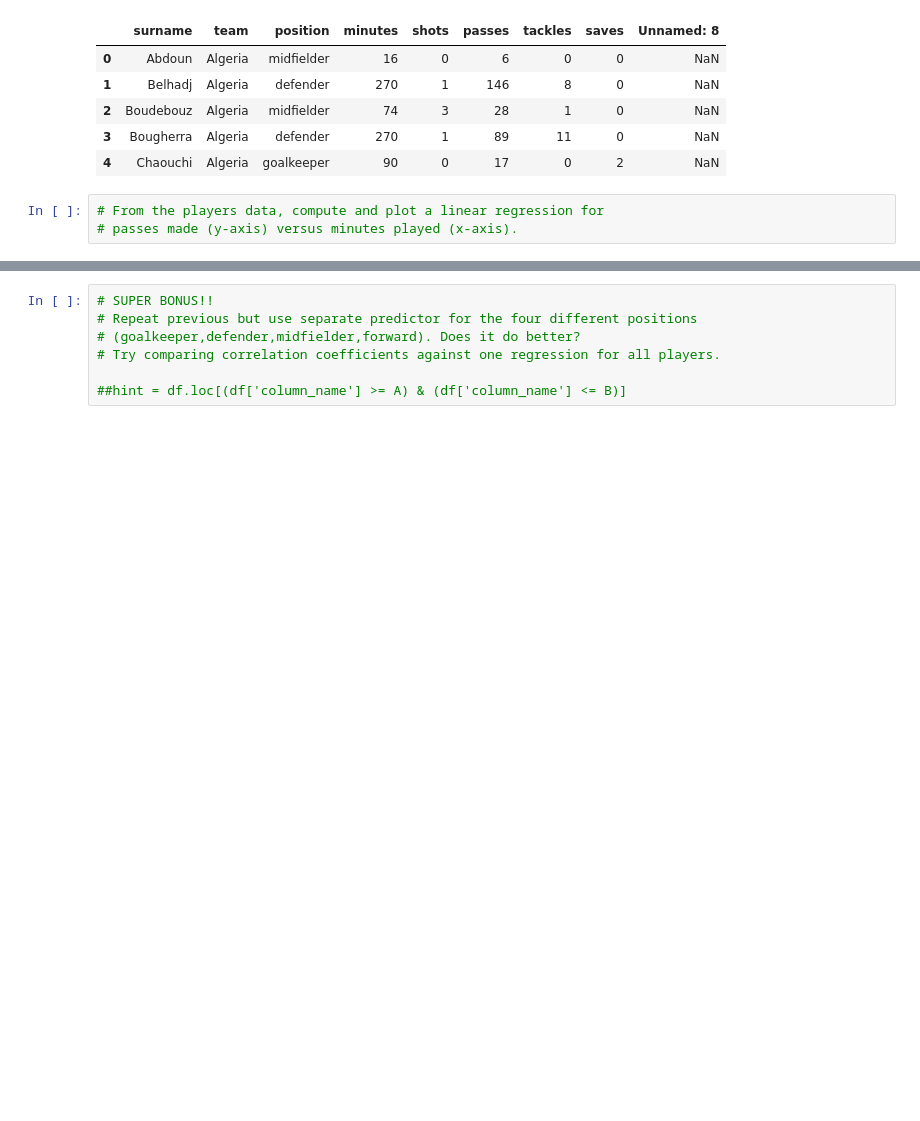
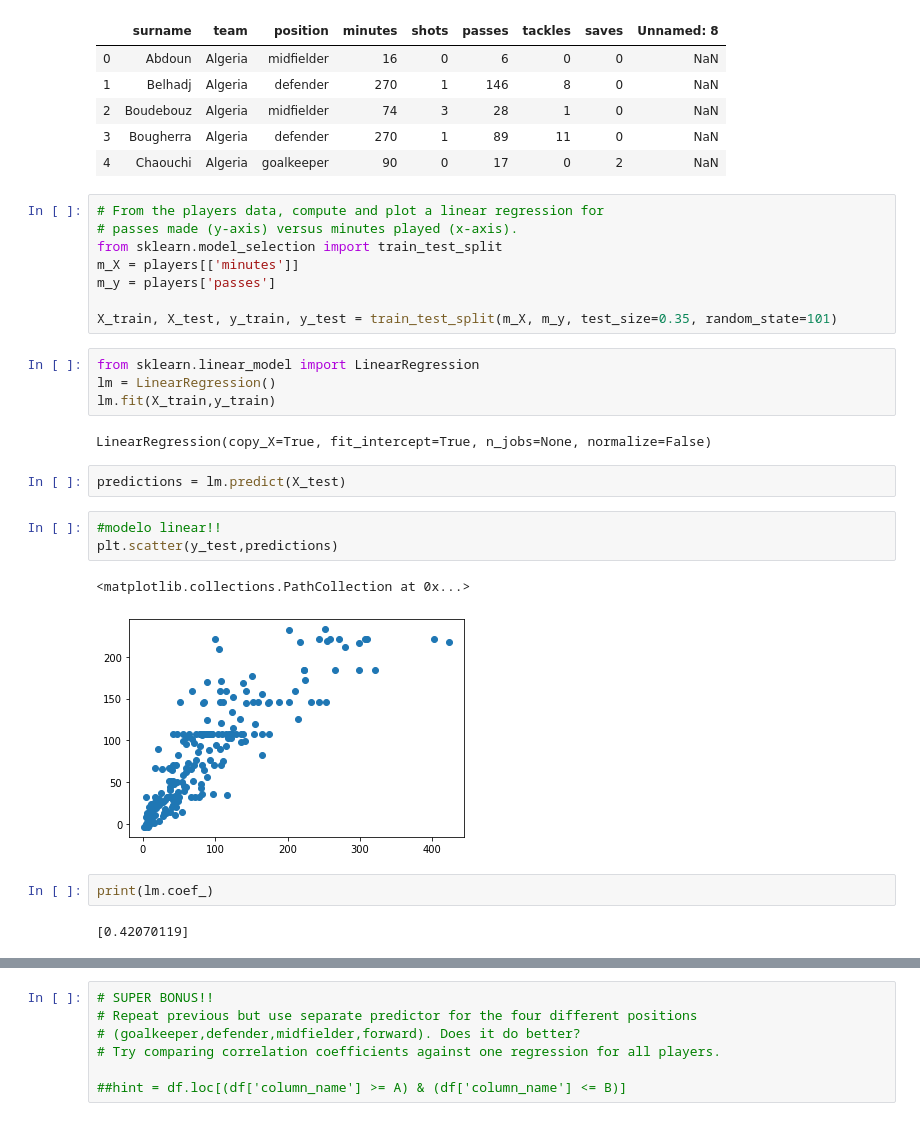
Before and after one commit to theRaffe/my-datascience-course, a Jupyter notebook: DS/Semana 5 - Conceptos de Machine Learning/Sabado_ejercicios_semana5.ipynb, the cells around one changed output, grey strips where cells are left out. Drawn from its saved outputs; the diff is of its cells as text; blank space fills up the shorter version.

```diff
--- a/DS/Semana 5 - Conceptos de Machine Learning/Sabado_ejercicios_semana5.ipynb
+++ b/DS/Semana 5 - Conceptos de Machine Learning/Sabado_ejercicios_semana5.ipynb
@@ -22,3 +24,26 @@ players.head()
 # %%
 # From the players data, compute and plot a linear regression for
 # passes made (y-axis) versus minutes played (x-axis).
+from sklearn.model_selection import train_test_split
+m_X = players[['minutes']]
+m_y = players['passes']
+
+X_train, X_test, y_train, y_test = train_test_split(m_X, m_y, test_size=0.35, random_state=101)
+# %%
+from sklearn.linear_model import LinearRegression
+lm = LinearRegression()
+lm.fit(X_train,y_train)
+# %% [output]
+LinearRegression(copy_X=True, fit_intercept=True, n_jobs=None, normalize=False)
+# %%
+predictions = lm.predict(X_test)
+# %%
+#modelo linear!!
+plt.scatter(y_test,predictions)
+# %% [output]
+<matplotlib.collections.PathCollection at 0x...>
+[figure, added]
+# %%
+print(lm.coef_)
+# %% [output]
+[0.42070119]
```
Also changed, not shown: parts of 8 cells of this notebook, 5 other files.
